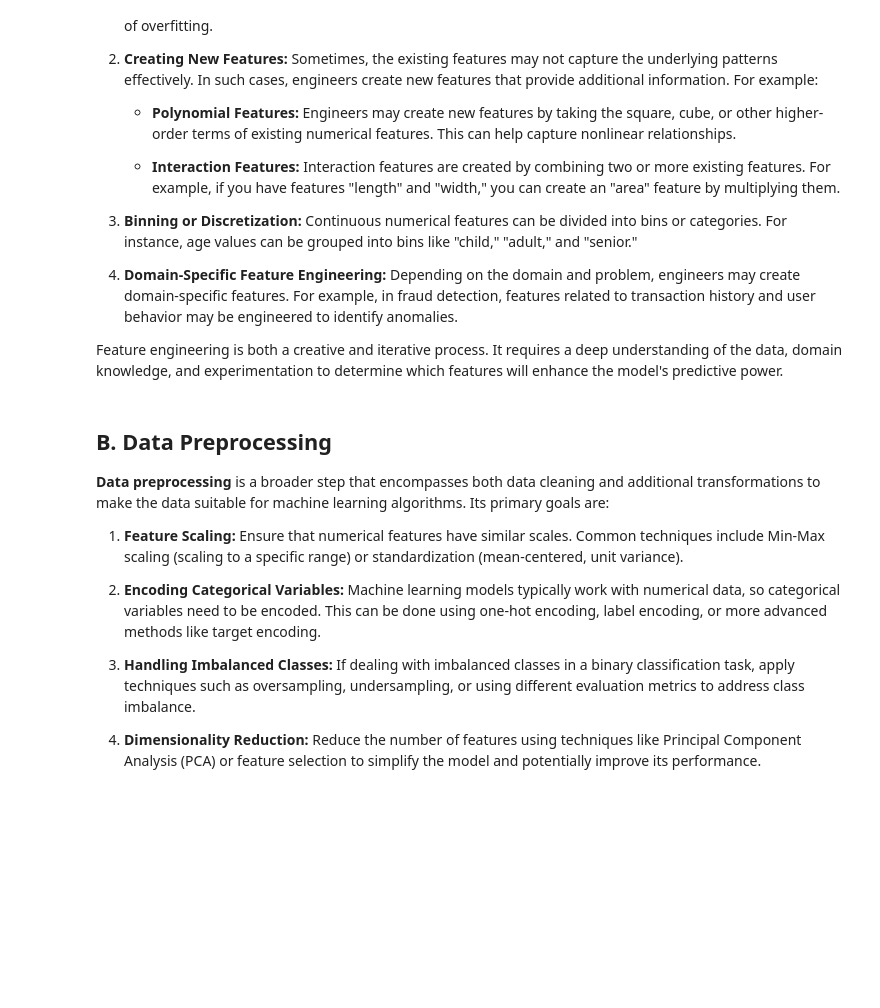
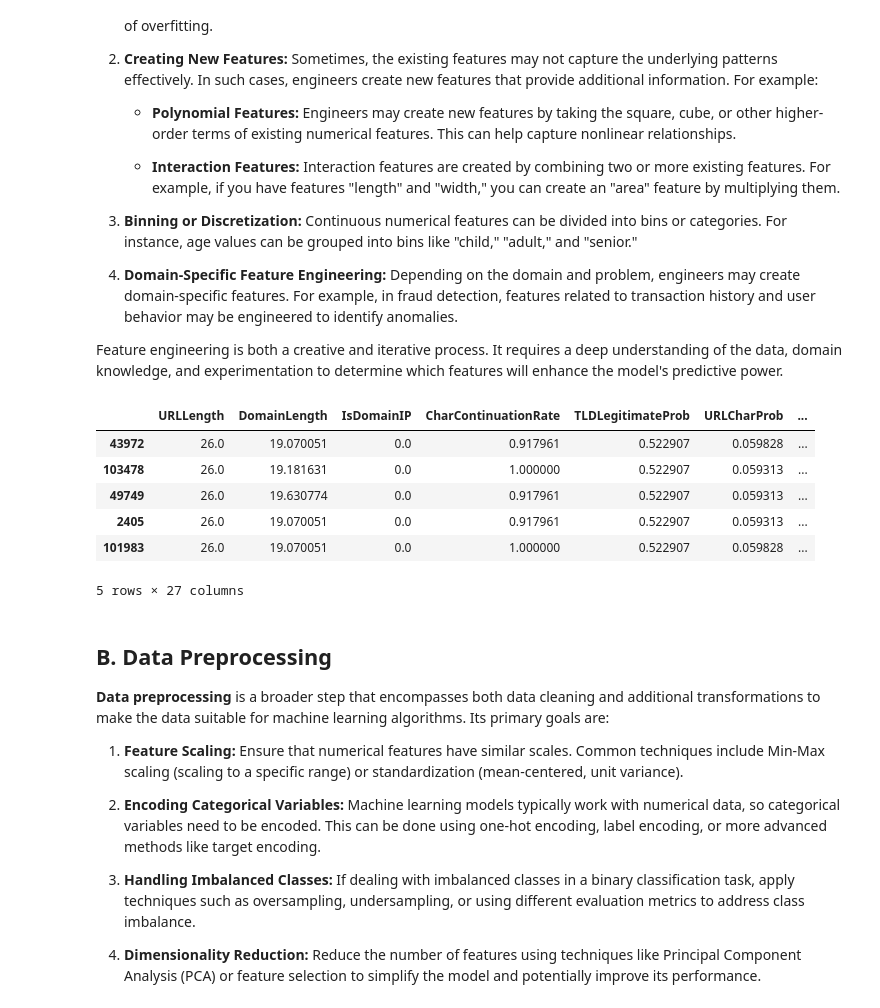
Before and after one commit to AhmadFawwazi/Tugas-Besar-2-IF3070-Dasar-Inteligensi-Artifisial-Implementasi-Algoritma-Pembelajaran-Mesin, a Jupyter notebook: src.ipynb, the cells around one changed output. Drawn from its saved outputs; the diff is of its cells as text; code cells hidden in the pictures; blank space fills up the shorter version.

```diff
--- a/src.ipynb
+++ b/src.ipynb
@@ -137,13 +158,13 @@ from sklearn.impute import SimpleImputer
 # train_set
 
 #Menentukan kolom yang termasuk ke dalam mean atau median
-mean_data = ['DomainLength','CharContinuationRate','URLCharProb','TLDLength','LetterRatioInURL','DegitRatioInURL']
-median_data = ['DomainTitleMatchScore','URLTitleMatchScore','NoOfiFrame','URLLength','TLDLegitimateProb','NoOfLettersInURL','LineOfCode','LargestLineLength','NoOfImage','NoOfCSS','NoOfJS','NoOfSelfRef','NoOfEmptyRef','NoOfExternalRef','NoOfOtherSpecialCharsInURL','NoOfDegitsInURL','NoOfEqualsInURL','NoOfQMarkInURL']
+mean_data = ['DomainLength','CharContinuationRate','URLCharProb','TLDLength','DegitRatioInURL']
+median_data = ['LetterRatioInURL','DomainTitleMatchScore','URLTitleMatchScore','NoOfiFrame','URLLength','TLDLegitimateProb','NoOfLettersInURL','LineOfCode','LargestLineLength','NoOfImage','NoOfCSS','NoOfJS','NoOfSelfRef','NoOfEmptyRef','NoOfExternalRef','NoOfOtherSpecialCharsInURL','NoOfDegitsInURL','NoOfEqualsInURL','NoOfQMarkInURL']
 modus_data = ['Robots','HasTitle','SpacialCharRatioInURL','NoOfAmpersandInURL','HasObfuscation','IsDomainIP','NoOfSubDomain','NoOfObfuscatedChar','ObfuscationRatio','HasTitle','NoOfURLRedirect','NoOfSelfRedirect','NoOfPopup','HasExternalFormSubmit','HasPasswordField','Bank','Crypto','Pay']
 domain_know = ['HasFavicon', 'HasDescription','IsHTTPS','HasFavicon','IsResponsive','HasDescription','HasSocialNet','HasSubmitButton','HasHiddenFields','HasCopyrightInfo']
 for col in domain_know:
-  df.loc[(df['label'] == 1) & (df[col].isnull()), col] = 1
-  df.loc[(df['label'] == 0) & (df[col].isnull()), col] = 0
+  train_set.loc[(train_set['label'] == 1) & (train_set[col].isnull()), col] = 1
+  train_set.loc[(df['label'] == 0) & (train_set[col].isnull()), col] = 0
 # Menggunakan SimpleImputer untuk mengisi nilai kosong dengan mean
 imputer = SimpleImputer(strategy='mean')
 train_set[mean_data] = imputer.fit_transform(train_set[mean_data])
@@ -236,13 +299,13 @@ Handling duplicate values is crucial because they can compromise data integrity,
 # %%
 # Write your code here
 
-# # Mengecek duplikat hanya untuk nilai yang bukan NaN
-# duplicates = train_set[train_set['URL'].notna() & train_set['URL'].duplicated(keep=False)]
+# Mengecek duplikat hanya untuk nilai yang bukan NaN
+duplicates = train_set[train_set['URL'].notna() & train_set['URL'].duplicated(keep=False)]
 
-# # Menampilkan jumlah dan detail duplikat di luar NaN
-# print("Jumlah Duplikat di Kolom 'URL' (Di Luar NaN):", duplicates.shape[0])
-# print("\nDetail Baris Duplikat di Kolom 'URL' (Di Luar NaN):")
-# print(duplicates)
+# Menampilkan jumlah dan detail duplikat di luar NaN
+print("Jumlah Duplikat di Kolom 'URL' (Di Luar NaN):", duplicates.shape[0])
+print("\nDetail Baris Duplikat di Kolom 'URL' (Di Luar NaN):")
+print(duplicates)
 
-# # Menghapus duplikat hanya untuk nilai yang bukan NaN di kolom 'URL' dan menyimpan baris pertama
-# train_set= train_set.loc[train_set['URL'].notna()].drop_duplicates(subset=['URL'], keep='first')
+# Menghapus duplikat hanya untuk nilai yang bukan NaN di kolom 'URL' dan menyimpan baris pertama
+train_set= train_set.loc[train_set['URL'].notna()].drop_duplicates(subset=['URL'], keep='first')
@@ -267,49 +348,57 @@ Feature engineering is both a creative and iterative process. It requires a deep
 # %%
 # Write your code here
 # Feature Selection
-#    columns_to_drop = [
-#    'id', 'FILENAME', 'URL', 'Domain', 'TLDLength', 'NoOfObfuscatedChar',
-#   'ObfuscationRatio', 'NoOfLettersInURL', 'NoOfDegitsInURL', 'NoOfEqualsInURL',
-#    'NoOfQMarkInURL', 'NoOfAmpersandInURL', 'NoOfOtherSpecialCharsInURL',
+# columns_to_drop = [
+#    'id', 'URL', 'Domain', 'TLDLength', 'NoOfObfuscatedChar',
+#    'NoOfLettersInURL', 'NoOfDegitsInURL', 'NoOfEqualsInURL',
+#    'NoOfQMarkInURL', 'NoOfAmpersandInURL',
 #    'LineOfCode', 'LargestLineLength', 'Title', 'URLTitleMatchScore', 'HasFavicon',
 #    'Robots', 'NoOfSelfRedirect', 'NoOfPopup', 'NoOfiFrame', 'HasExternalFormSubmit',
 #    'HasSubmitButton', 'HasPasswordField', 'Bank', 'Pay', 'Crypto',
 #    'NoOfSelfRef', 'NoOfEmptyRef'
-#]
+# ]
 
-# Drop columns dari DataFrame
-# train_set = train_set.drop(columns=columns_to_drop, errors='ignore')
+# # Drop columns dari DataFrame
+# train_set = train_set.drop(columns=columns_to_drop)
 
-# train_set.head()  # Menampilkan DataFrame setelah drop kolom
-
+  # Menampilkan DataFrame setelah drop kolom
+train_set.head()
 # # 1. Pembuatan Fitur Baru
 # # Membuat fitur baru TotalLength yang merupakan jumlah URLLength dan DomainLength
 # X_train['TotalLength'] = X_train['URLLength'] + X_train['DomainLength']
 # X_val['TotalLength'] = X_val['URLLength'] + X_val['DomainLength']
 
 # # Membuat fitur rasio antara URLCharProb dengan DomainTitleMatchScore
 # X_train['CharTitleRatio'] = X_train['URLCharProb'] / (X_train['DomainTitleMatchScore'] + 1e-5)
 # X_val['CharTitleRatio'] = X_val['URLCharProb'] / (X_val['DomainTitleMatchScore'] + 1e-5)
 
 # # 2. Transformasi Fitur
 # # Log transformasi pada fitur dengan distribusi skewness tinggi
 # skewed_features = ['URLLength', 'DomainLength']
 # for feature in skewed_features:
 #     X_train[feature + '_log'] = np.log1p(X_train[feature])
 #     X_val[feature + '_log'] = np.log1p(X_val[feature])
 
 # # 3. Binning
 # # Membuat bin untuk URLLength
 # bins = [0, 30, 60, 90, np.inf]
 # labels = ['short', 'medium', 'long', 'very_long']
 # X_train['URLLength_Binned'] = pd.cut(X_train['URLLength'], bins=bins, labels=labels)
 # X_val['URLLength_Binned'] = pd.cut(X_val['URLLength'], bins=bins, labels=labels)
 
 # # Menampilkan dataset setelah feature engineering
 # print("\nHasil Feature Engineering - Training Set:")
 # print(X_train.head())
 # print("\nHasil Feature Engineering - Validation Set:")
 # print(X_val.head())
+# %% [output]
+|  | URLLength | DomainLength | IsDomainIP | CharContinuationRate | TLDLegitimateProb | URLCharProb | ... |
+| 43972 | 26.0 | 19.070051 | 0.0 | 0.917961 | 0.522907 | 0.059828 | ... |
+| 103478 | 26.0 | 19.181631 | 0.0 | 1.000000 | 0.522907 | 0.059313 | ... |
+| 49749 | 26.0 | 19.630774 | 0.0 | 0.917961 | 0.522907 | 0.059313 | ... |
+| 2405 | 26.0 | 19.070051 | 0.0 | 0.917961 | 0.522907 | 0.059313 | ... |
+| 101983 | 26.0 | 19.070051 | 0.0 | 1.000000 | 0.522907 | 0.059828 | ... |
+5 rows × 27 columns
 # %% [markdown]
 ## B. Data Preprocessing
 
```
Also changed, not shown: parts of 6 cells of this notebook.
